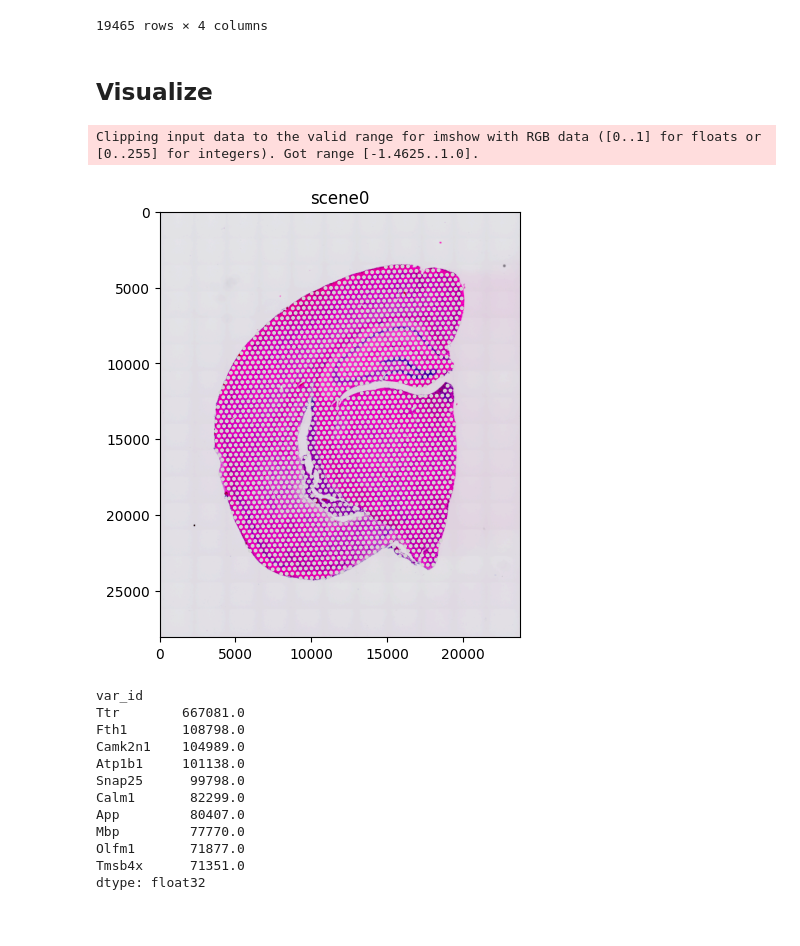
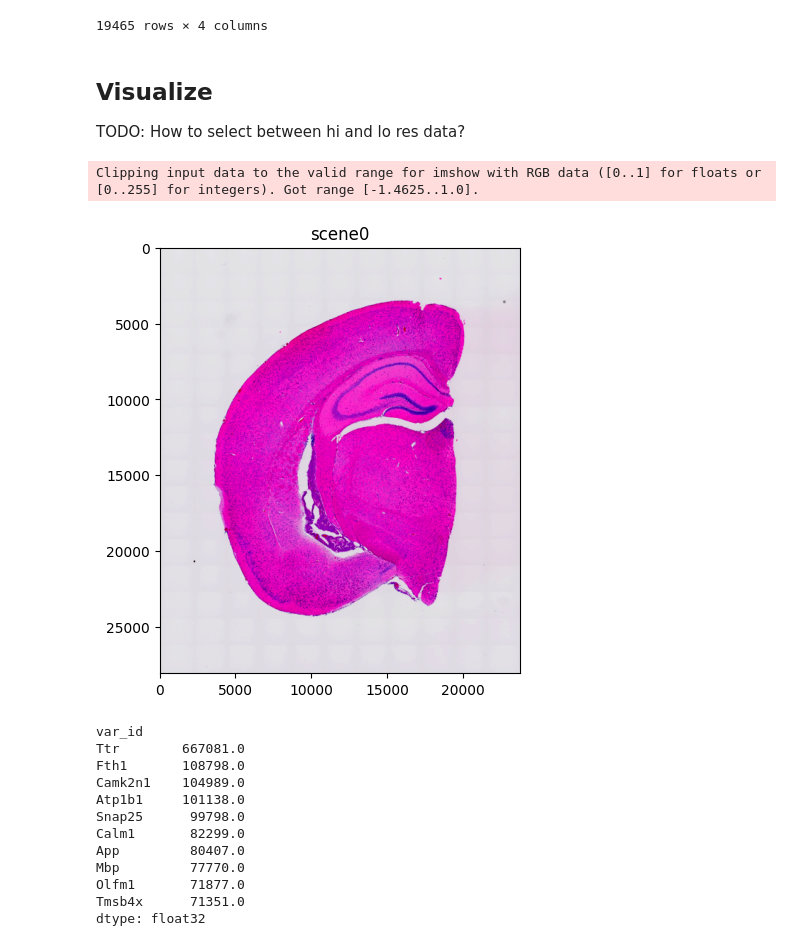
Before and after one commit to aaronwolen/soma-spatialdata-compat, a Jupyter notebook: notebooks/tiledbsoma-spatialdata-compatibility.ipynb, the cells around one changed output. Cells and saved outputs as stored; diff of their text form; code cells hidden in the pictures.

Commit message:
Simplify image viz

```diff
--- a/notebooks/tiledbsoma-spatialdata-compatibility.ipynb
+++ b/notebooks/tiledbsoma-spatialdata-compatibility.ipynb
@@ -159,11 +172,13 @@ sdata.tables[MEASUREMENT_NAME].var
 19465 rows × 4 columns
 # %% [markdown]
 ## Visualize
+
+TODO: How to select between hi and lo res data?
 # %%
-sdata.pl.render_images().pl.render_shapes().pl.show("scene0")
+sdata.pl.render_images().pl.show("scene0")
 # %% [output]
 Clipping input data to the valid range for imshow with RGB data ([0..1] for floats or [0..255] for integers). Got range [-1.4625..1.0].
-[figure, old version]
+[figure, new version]
 # %%
 sdata["RNA"].to_df().sum(axis=0).sort_values(ascending=False).head(10)
 # %% [output]
```
Also changed, not shown: parts of 4 cells of this notebook, 1 other file.
